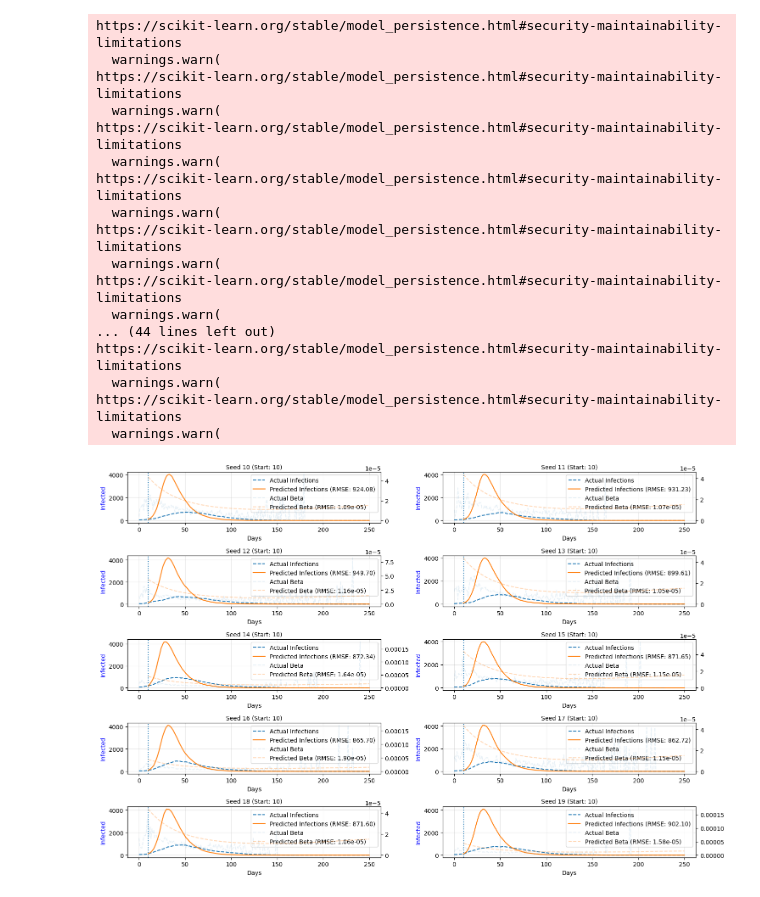
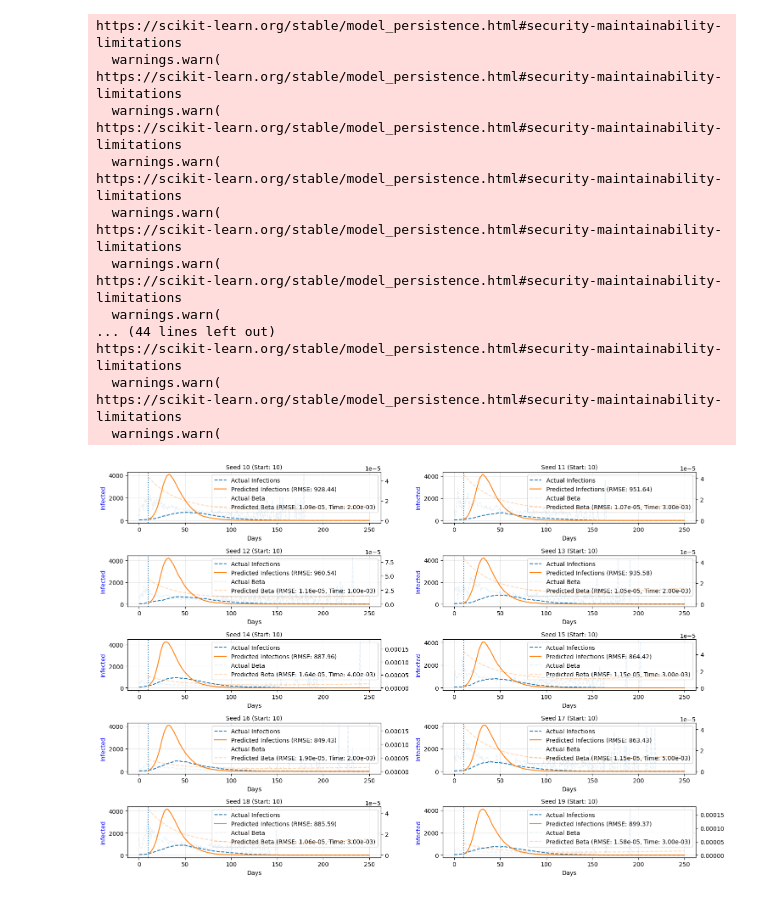
Before and after one commit to vnleonenko/Network_hybrid, a Jupyter notebook: plot_methods.ipynb, the cells around one changed output. Drawn from its saved outputs; the diff is of its cells as text; code cells hidden in the pictures.

Commit message:
plot_methods готов

```diff
--- a/plot_methods.ipynb
+++ b/plot_methods.ipynb
@@ -10,7 +11,7 @@ from sklearn.metrics import mean_squared_error
 
 def plot_one(ax, method_type, seed_data,
              start_day, modeled_I,
-             modeled_beta, modeled_days, seed):
+             modeled_beta, modeled_days, seed, execution_time):
     '''
     Рисуем график для одного сида.
 
@@ -56,7 +57,7 @@ def plot_one(ax, method_type, seed_data,
     ax_b = ax.twinx()
     # реальная beta, смоделированная beta
     ax_b.plot(seed_data.index, seed_data['Beta'], ls='--', alpha=0.1, label='Actual Beta')
-    ax_b.plot(modeled_days, modeled_beta, ls='--', alpha=0.3,label=f'Predicted Beta (RMSE: {rmse_Beta:.2e})')
+    ax_b.plot(modeled_days, modeled_beta, ls='--', alpha=0.3,label=f'Predicted Beta (RMSE: {rmse_Beta:.2e}, Time: {execution_time:.2e})')
 
     lines1, labels1 = ax.get_legend_handles_labels()
     lines2, labels2 = ax_b.get_legend_handles_labels()
@@ -128,7 +129,12 @@ def main_f(seir_type,stochastic, start_day, method_type='polynom', seeds = np.ar
         # дни для составления прогноза
         modeled_days = np.arange(start_day, seed_data.shape[0])
         # спрогнозированная бета
+
+        start_time = time.time()
         modeled_beta = model_beta(method_type, modeled_days)
+        end_time = time.time()
+        execution_time = end_time - start_time
+
         # берем значения компартментов в день переключения
         y = seed_data.iloc[start_day].drop('Beta')
 
@@ -171,32 +177,32 @@ def main_f(seir_type,stochastic, start_day, method_type='polynom', seeds = np.ar
         ax = axes[idx]
         # строим один график
         plot_one(ax, method_type, seed_data,
                 start_day, I, modeled_beta,
-                    modeled_days, seed)
+                    modeled_days, seed, execution_time)
 
     plt.tight_layout()
     plt.show()
 
 
 stochastic=True
 start_day=10
 res = main_f('sir',stochastic, start_day)
 # %% [output]
 https://scikit-learn.org/stable/model_persistence.html#security-maintainability-limitations
   warnings.warn(
 https://scikit-learn.org/stable/model_persistence.html#security-maintainability-limitations
   warnings.warn(
 https://scikit-learn.org/stable/model_persistence.html#security-maintainability-limitations
   warnings.warn(
 https://scikit-learn.org/stable/model_persistence.html#security-maintainability-limitations
   warnings.warn(
 https://scikit-learn.org/stable/model_persistence.html#security-maintainability-limitations
   warnings.warn(
 https://scikit-learn.org/stable/model_persistence.html#security-maintainability-limitations
   warnings.warn(
 ... (44 lines left out)
 https://scikit-learn.org/stable/model_persistence.html#security-maintainability-limitations
   warnings.warn(
 https://scikit-learn.org/stable/model_persistence.html#security-maintainability-limitations
   warnings.warn(
-[figure, old version]
+[figure, new version]
```
Also changed, not shown: parts of 1 cell of this notebook.
